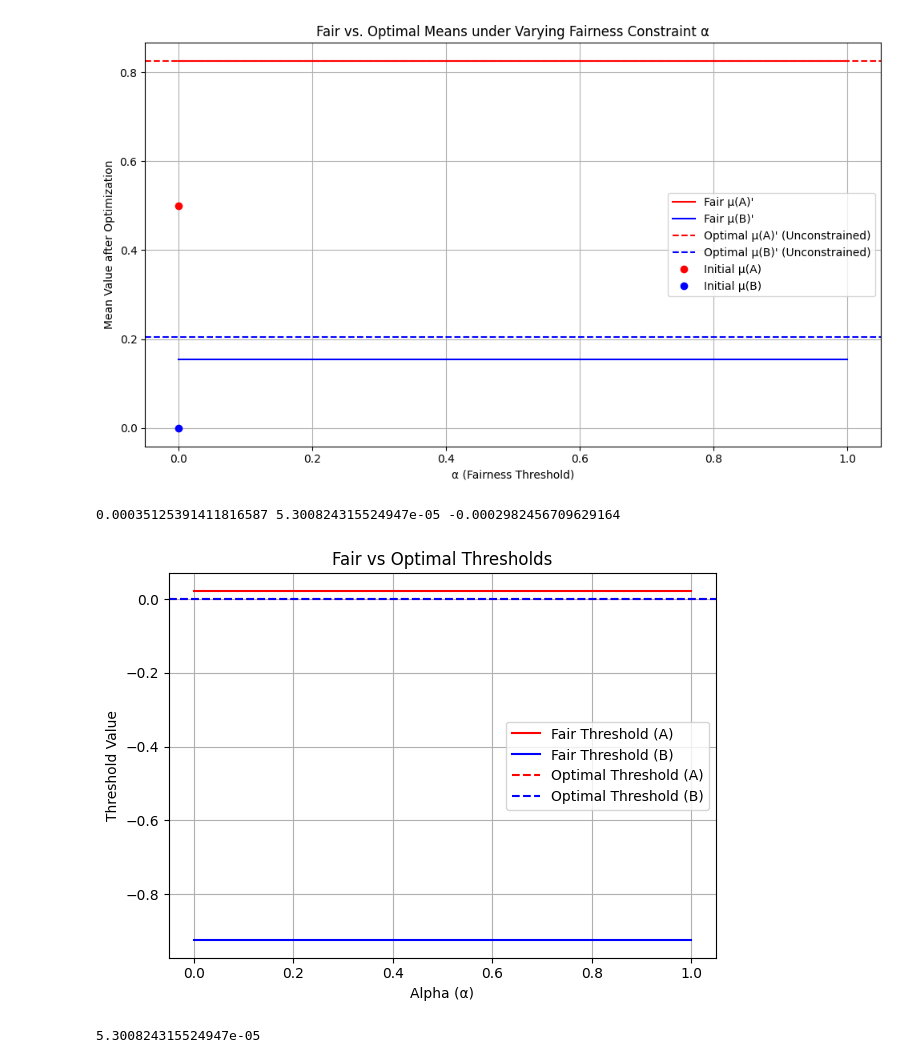
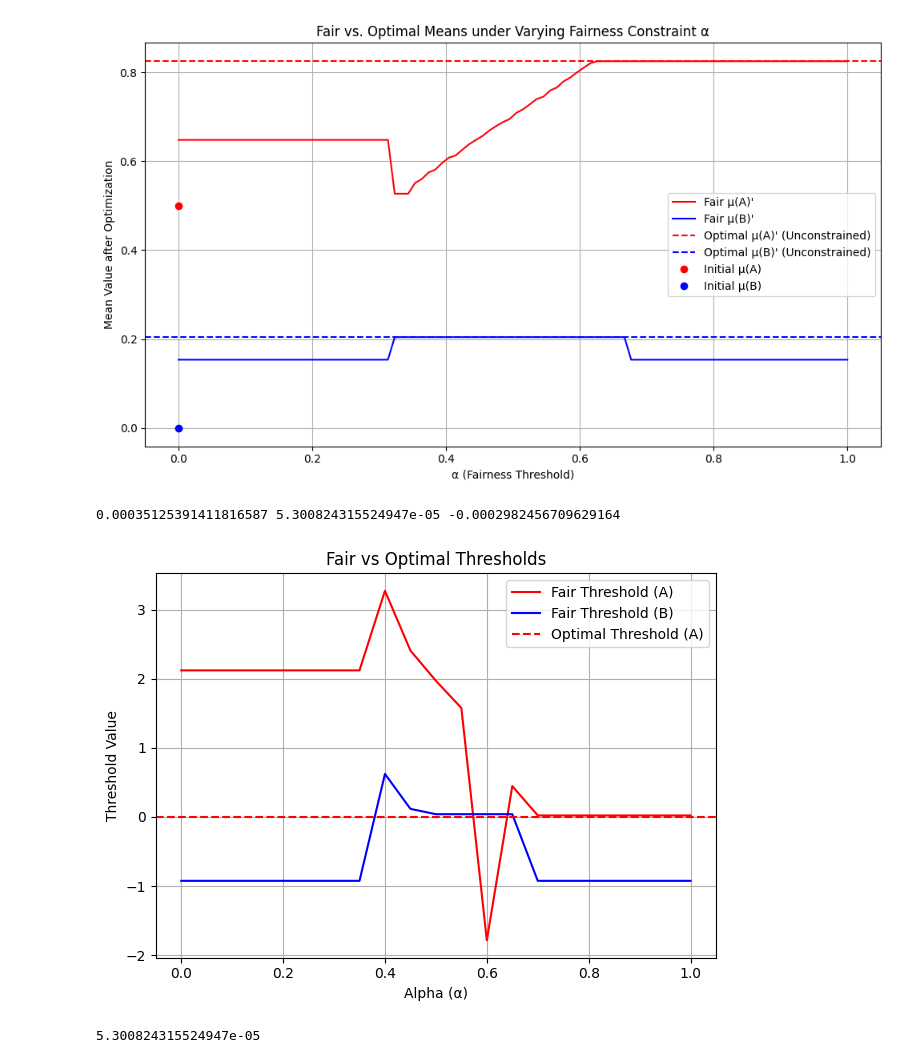
Before and after one commit to joeljins/RoAR, a Jupyter notebook: fairness.ipynb, the cells around one changed output. Saved outputs shown, nothing was run; the diff lists cells and outputs as text; code cells hidden in the pictures.

```diff
--- a/fairness.ipynb
+++ b/fairness.ipynb
@@ -17,25 +17,32 @@ def expected(x, plus, minus):
 
 #Vectorized optimal step
 def opt_step(X, u_plus, u_minus, c_plus, c_minus):
+
+    # Samples
+    # All operations are performed on array-like structures
     X = np.asarray(X)
 
-    #Apply change to X if expected utility is positive
+    # Calculate utility and predicted change of all samples
     exp_util = expected(X, u_plus, u_minus)
     delta_x = expected(X, c_plus, c_minus)
 
-    #Apply change when util is positive else keep original value
+    # Add predicted change to sample if utility is positive else return sample
     max_util = np.where(exp_util > 0, X + delta_x, X)
 
-    #Smallest threshold where utility is positive
+    # Smallest threshold where utility is positive
     thresholds = X[exp_util > 0]
     opt_thresh = np.min(thresholds) if thresholds.size > 0 else None
 
+    # array of updated samples, min sample whose util is positive
     return (max_util, opt_thresh)
 
 def change(A, B, c_plus, c_minus, u_plus, u_minus, prob=0.4):
+
+    # Working with array-like structures
     A = np.asarray(A)
     B = np.asarray(B)
 
+    # Calculated predicted change of both sets of samples
     delta_A = expected(A, c_plus, c_minus)
     delta_B = expected(B, c_plus, c_minus)
 
@@ -66,11 +73,14 @@ def change(A, B, c_plus, c_minus, u_plus, u_minus, prob=0.4):
     return mean_A, mean_B, util_A, util_B
 
 def fair_opt_step(A, B, u_plus, u_minus, c_plus, c_minus, alpha):
+
+    # Working with array-like structures
     A = np.array(A)
     B = np.array(B)
     np.random.seed(1)
     prob = 0.4
 
+    # Calculate population percentages
     w_a = len(A) / (len(A) + len(B))
     w_b = 1 - w_a
 
@@ -78,6 +88,7 @@ def fair_opt_step(A, B, u_plus, u_minus, c_plus, c_minus, alpha):
     mean_A, mean_B = np.meshgrid(A, B, indexing='ij')
     util_A, util_B = np.meshgrid(A, B, indexing='ij')
 
+    # Matrix of every threshold combination
     mean_A, mean_B, util_A, util_B = change(A, B, c_plus, c_minus, u_plus, u_minus, prob)
 
     # Calculate fairness difference at each pair
@@ -87,7 +98,7 @@ def fair_opt_step(A, B, u_plus, u_minus, c_plus, c_minus, alpha):
     total_util = w_a * util_A + w_b * util_B
 
     # Mask utilities violating fairness constraint
-    #total_util[fairness_diff > alpha] = -np.inf
+    total_util[fairness_diff > alpha] = -np.inf
 
     flat_idx = np.argmax(total_util)
     i_idx, j_idx = np.unravel_index(flat_idx, total_util.shape)
@@ -153,7 +164,7 @@ plt.grid(True)
 plt.tight_layout()
 plt.show()
 # %% [output]
-[figure, old version]
+[figure, new version]
 # %%
 ### Plotting the Fair Thresholds and Optimal Thresholds
 
@@ -173,36 +184,37 @@ alpha_x = np.linspace(x_min, x_max, num=21)
 
 x1 = []
 y1 = []
 y2 = []
 y3 = opt_step(a, 1, -1, 1, -1)[1]
 y4 = opt_step(b, 1, -1, 1, -1)[1]
 
 for i in alpha_x:
     results = fair_opt_step(a, b, 1, -1, 1, -1, alpha=i)
     if results[0] is not None and results[1] is not None:
         x1.append(i)
         y1.append(results[0])
         y2.append(results[1])
+    '''
     else:
         x1.append(i)
         y1.append(-1)
         y2.append(-1)
-
+    '''
 print(y3, y4, y4-y3)
 plt.plot(x1, y1, label="Fair Threshold (A)", color='red')
 plt.plot(x1, y2, label="Fair Threshold (B)", color='blue')
 plt.axhline(y3, color='red', linestyle='--', label='Optimal Threshold (A)')
-plt.axhline(y4, color='blue', linestyle='--', label='Optimal Threshold (B)')
+#plt.axhline(y4, color='blue', linestyle='--', label='Optimal Threshold (B)')
 
 plt.title("Fair vs Optimal Thresholds")
 plt.xlabel("Alpha (α)")
 plt.ylabel("Threshold Value")
 plt.legend()
 plt.grid(True)
 plt.tight_layout()
 # %% [output]
 0.00035125391411816587 5.300824315524947e-05 -0.0002982456709629164
-[figure, old version]
+[figure, new version]
 # %%
 print(y4)
 # %% [output]
```
Also changed, not shown: parts of 1 cell of this notebook.
